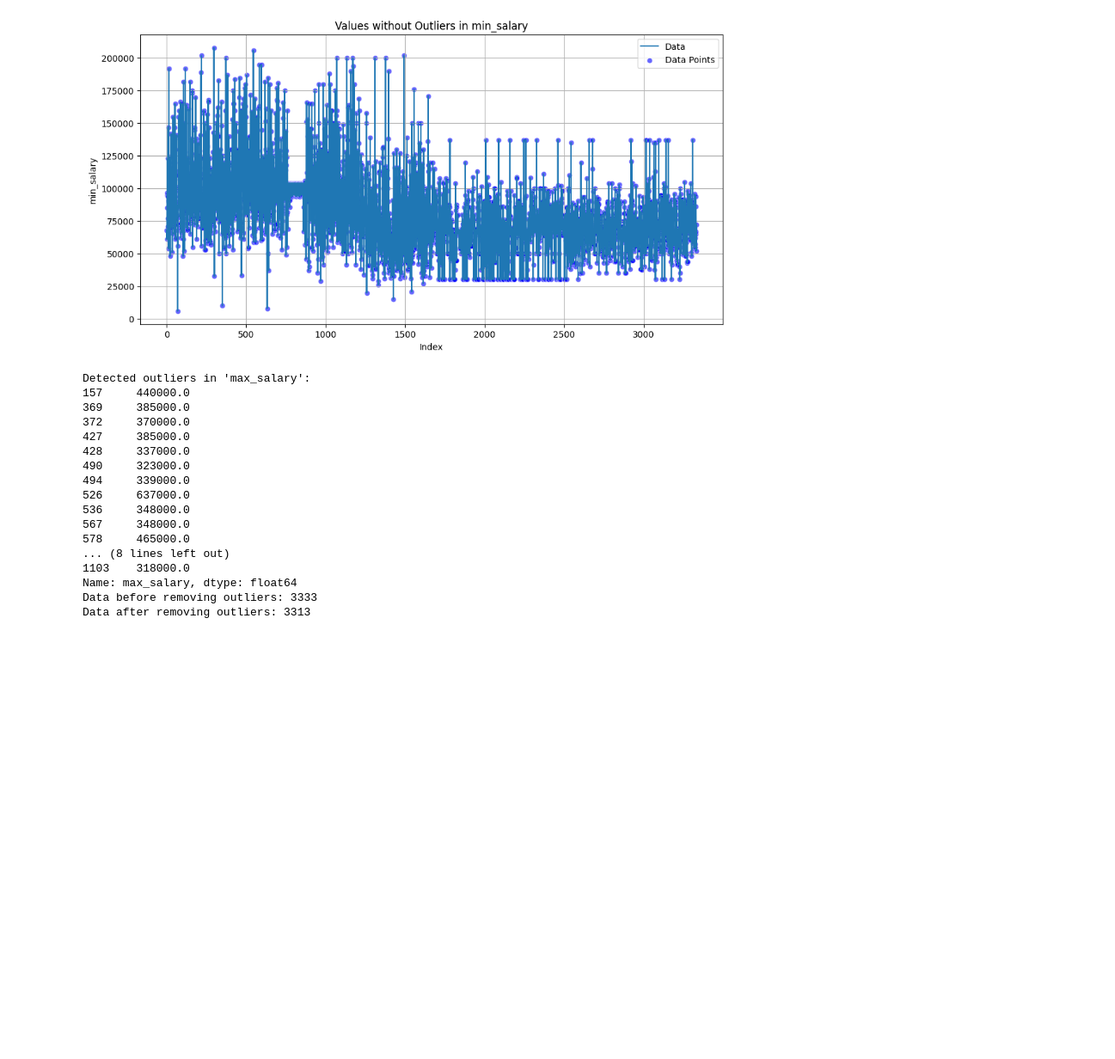
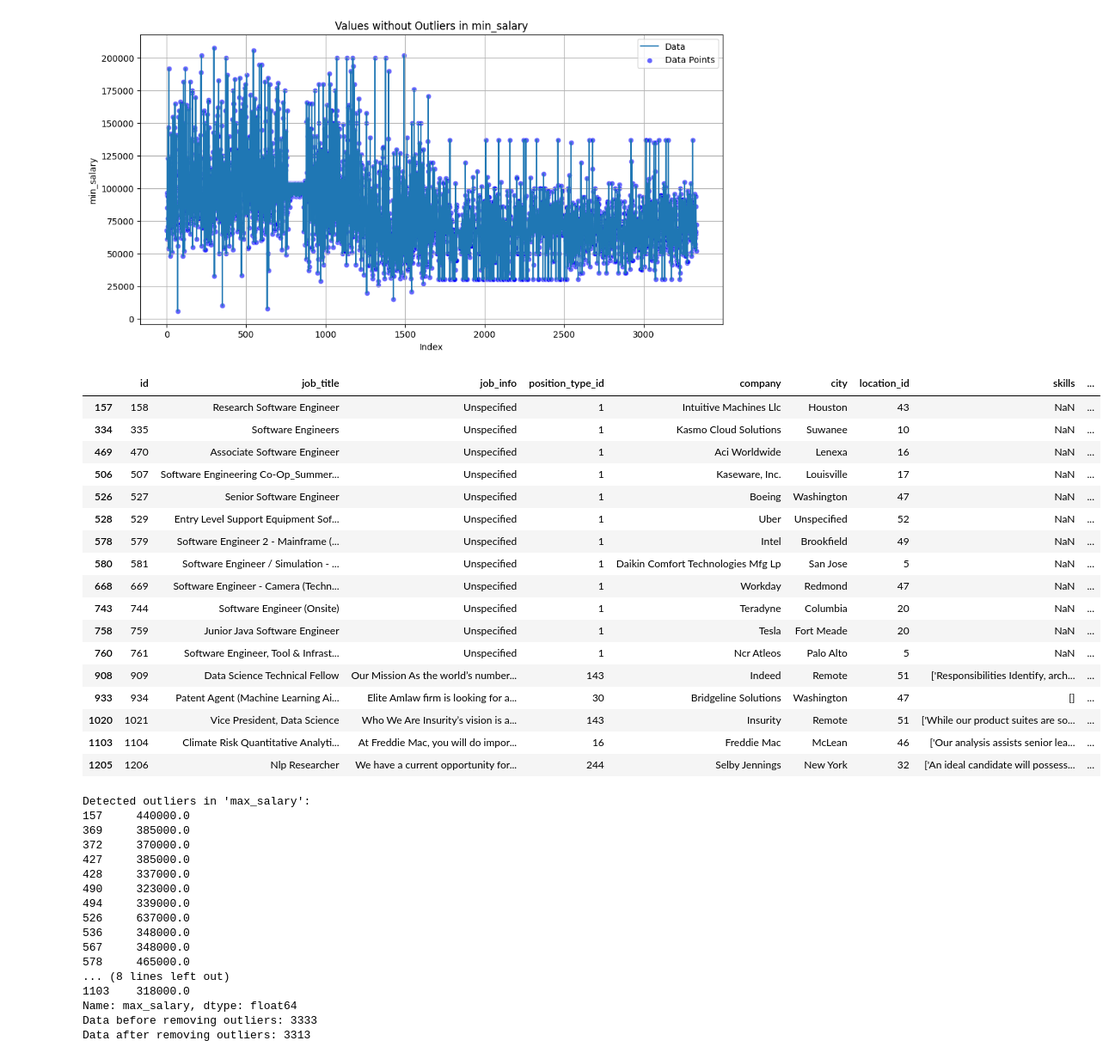
Before and after one commit to No-Country-simulation/c20-67-m-data-bi, a Jupyter notebook: ETL_EDA/USA Clean.ipynb, the cells around one changed output. Shown at 86% size. Cells and saved outputs as stored; diff of their text form; code cells hidden in the pictures; blank space fills up the shorter version.

```diff
--- a/ETL_EDA/USA Clean.ipynb
+++ b/ETL_EDA/USA Clean.ipynb
@@ -901,0 +976,9 @@ memory usage: 2.2+ KB
+# %%
+
+job_postings.at[2976, 'location'] = 'Newfoundland and Labrador (Terranova y Labrador)'
+job_postings.at[2976, 'city'] = 'Newfoundland and Labrador (Terranova y Labrador)'
+job_postings.at[2976, 'state'] = 'NL'
+# %%
+locations_dict = dict(zip(locations['abbreviation'], locations['id']))
+
+job_postings['state'] = job_postings['state'].map(locations_dict)
@@ -901,0 +992,12 @@ memory usage: 2.2+ KB
+# %%
+new_orden = ['id', 'job_title', 'job_info', 'position', 'company', 'city', 'state', 'skills', 'seniority', 'work_type', 'industry', 'min_salary', 'max_salary', 'avg_salary', 'company_score', 'sector', 'responsibilities', 'requirements']  # Reemplaza con el orden deseado
+job_postings = job_postings[new_orden]
+# %%
+new_columns_jobs = {'position' : 'position_type_id',
+                    'seniority' : 'seniority_level_id',
+                    'industry' : 'industry_type_id',
+                    'responsibilities' : 'responsabilities',
+                    'state' : 'location_id'
+                    }
+
+job_postings = job_postings.rename(columns=new_columns_jobs)
@@ -922,6 +1044,31 @@ Name: min_salary, dtype: float64
 Data before removing outliers: 3333
 Data after removing outliers: 3316
 [figure]
+# %%
+indices_jobs = [157, 334, 469, 506, 526, 528, 578, 580, 668, 743, 758, 760, 908, 933, 1020, 1103, 1205]
+
+jobs_min_outliers = job_postings.loc[indices_jobs]
+
+display(jobs_min_outliers)
+# %% [output]
+|  | id | job_title | job_info | position_type_id | company | city | location_id | skills | ... |
+| 157 | 158 | Research Software Engineer | Unspecified | 1 | Intuitive Machines Llc | Houston | 43 | NaN | ... |
+| 334 | 335 | Software Engineers | Unspecified | 1 | Kasmo Cloud Solutions | Suwanee | 10 | NaN | ... |
+| 469 | 470 | Associate Software Engineer | Unspecified | 1 | Aci Worldwide | Lenexa | 16 | NaN | ... |
+| 506 | 507 | Software Engineering Co-Op_Summer... | Unspecified | 1 | Kaseware, Inc. | Louisville | 17 | NaN | ... |
+| 526 | 527 | Senior Software Engineer | Unspecified | 1 | Boeing | Washington | 47 | NaN | ... |
+| 528 | 529 | Entry Level Support Equipment Sof... | Unspecified | 1 | Uber | Unspecified | 52 | NaN | ... |
+| 578 | 579 | Software Engineer 2 - Mainframe (... | Unspecified | 1 | Intel | Brookfield | 49 | NaN | ... |
+| 580 | 581 | Software Engineer / Simulation - ... | Unspecified | 1 | Daikin Comfort Technologies Mfg Lp | San Jose | 5 | NaN | ... |
+| 668 | 669 | Software Engineer - Camera (Techn... | Unspecified | 1 | Workday | Redmond | 47 | NaN | ... |
+| 743 | 744 | Software Engineer (Onsite) | Unspecified | 1 | Teradyne | Columbia | 20 | NaN | ... |
+| 758 | 759 | Junior Java Software Engineer | Unspecified | 1 | Tesla | Fort Meade | 20 | NaN | ... |
+| 760 | 761 | Software Engineer, Tool & Infrast... | Unspecified | 1 | Ncr Atleos | Palo Alto | 5 | NaN | ... |
+| 908 | 909 | Data Science Technical Fellow | Our Mission As the world’s number... | 143 | Indeed | Remote | 51 | ['Responsibilities Identify, arch... | ... |
+| 933 | 934 | Patent Agent (Machine Learning Ai... | Elite Amlaw firm is looking for a... | 30 | Bridgeline Solutions | Washington | 47 | [] | ... |
+| 1020 | 1021 | Vice President, Data Science | Who We Are Insurity’s vision is a... | 143 | Insurity | Remote | 51 | ['While our product suites are so... | ... |
+| 1103 | 1104 | Climate Risk Quantitative Analyti... | At Freddie Mac, you will do impor... | 16 | Freddie Mac | McLean | 46 | ['Our analysis assists senior lea... | ... |
+| 1205 | 1206 | Nlp Researcher | We have a current opportunity for... | 244 | Selby Jennings | New York | 32 | ['An ideal candidate will possess... | ... |
 # %%
 detect_and_plot_outliers(job_postings, 'max_salary')
 # %% [output]
```
Also changed, not shown: parts of 38 cells of this notebook, 7 other files.
